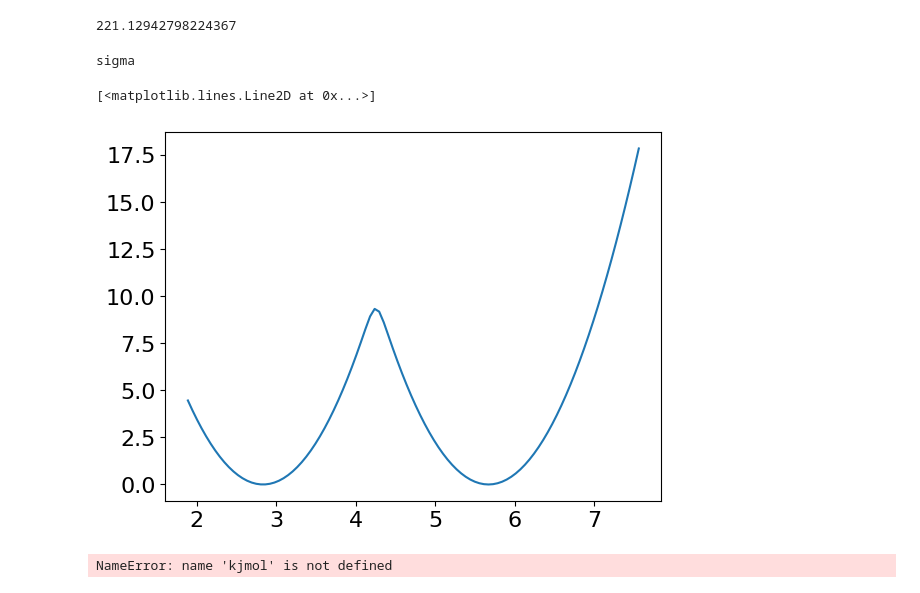
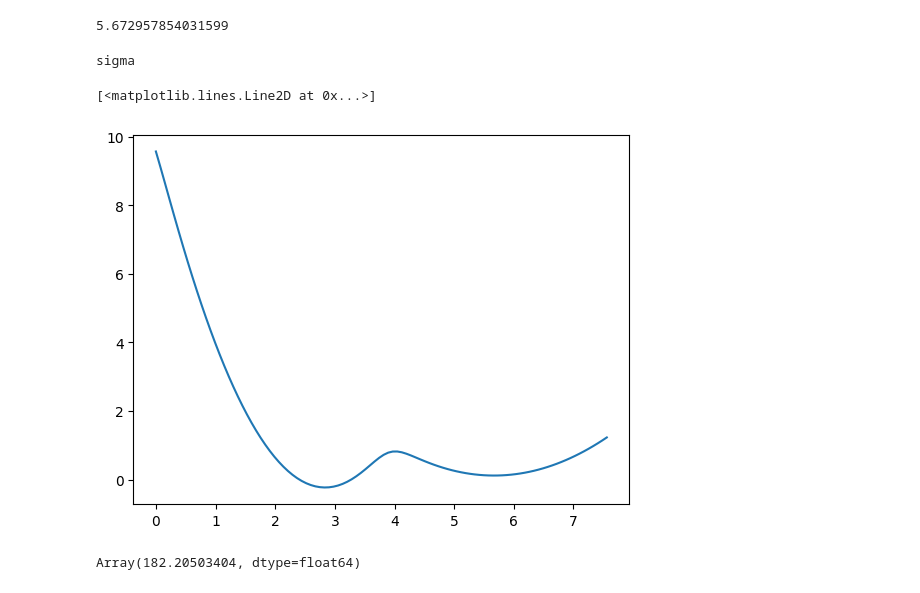
Before and after one commit to DavidDevoogdt/IMLCV, a Jupyter notebook: notebooks/plot.ipynb, the cells around one changed output. Saved outputs shown, nothing was run; the diff lists cells and outputs as text; code cells hidden in the pictures.

```diff
--- a/notebooks/plot.ipynb
+++ b/notebooks/plot.ipynb
@@ -82,16 +93,14 @@ from IMLCV.base.UnitsConstants import angstrom
 r0 = 1.501 * angstrom
 
 
-x = jnp.linspace(0.8 * (2 * r0) ** 3, 1.2 * (4 * r0) ** 3, 100)
+x = jnp.linspace(0.1 * ( r0) ** 3, 1.5 * (2 * r0) ** 3, 100)
 
 
-def rel_v(v,r):
-    return (v-r**3)/(r**3)
+def gauss(v,r,a=1.0):
+    return   jnp.exp(-a*( (v-r**3)/(r**3))**2) *  (  jnp.sqrt(a) / (r**3))
 
 def f(V):
-
-
-    return -50.0 *jnp.log(jnp.exp(-1 *rel_v(V,2 * r0)**2 )  + jnp.exp(-1 *rel_v(V,4 * r0)**2))
+    return -5.0 *jnp.log( gauss(V,r0,2) + gauss(V,2*r0,16))
 
 
 plt.plot(x, f(x))
@@ -106,4 +109,0 @@ aaa
-# %%
-(1.6*angstrom*2)**3
-# %% [output]
-221.12942798224367
@@ -112,31 +112,35 @@ aaa
+# %%
+2*r0
+# %% [output]
+5.672957854031599
 # %%
-x = jnp.linspace(1, 4, 100)*angstrom
+x = jnp.linspace(0, 4, 100)*angstrom
 
 sigma = 2 ** (-1 / 6)
 
 print(f"sigma")
 
 
 r0 = 1.5 * angstrom
 
-def f(r,_):
+def f(r):
 
-    return -1*jnp.log( jnp.exp( - 5 * (r-r0)**2  ) + jnp.exp( -5* (r-2*r0)**2 ) )
+    def gauss(r,r0,a=1.0):
+        return   jnp.exp(-a*( (r-r0)/(r0))**2) *  (  jnp.sqrt(a) / (r0))
+
+
+    return -0.5 * jnp.log( gauss(r,r0,a=20.0) + gauss(r,2*r0,a=20.0)   )
 
 
     # r2 = jnp.sum(r**2)
 
     # r2_safe = jnp.where(r2 > 1e-7, r2, 1e-7)
     # return  4 * 4.0 * ((sigma**2 / r2_safe) ** 6 - (sigma**2 / r2_safe) ** 3)
 
 plt.plot(x, jax.vmap(f)(x))
 
 # plt.plot(x, jax.vmap(jax.grad(f))(x))
 # %% [output]
 sigma
 [<matplotlib.lines.Line2D at 0x...>]
-[figure, old version]
+[figure, new version]
-# %%
--10.0 * kjmol * jnp.log(jnp.exp(-0.5 * (V - 130) ** 2) + jnp.exp(-0.5 * (V - 260.0) ** 2))
-# %% [output]
-NameError: name 'kjmol' is not defined
@@ -144,5 +152,13 @@ NameError: name 'kjmol' is not defined
 from IMLCV.examples.example_systems import toy_periodic_phase_trans
 from pathlib import Path
 md,refs = toy_periodic_phase_trans()
-md.trajectory_file=Path("perovskites")/"test.h5"
+
+
+f = Path("perovskites")/"test.h5"
+if f.exists():
+    f.unlink()
+
+md.trajectory_file=f
 refs[0].volume()
+# %% [output]
+Array(182.20503404, dtype=float64)
```
Also changed, not shown: parts of 12 cells of this notebook, 14 other files.
